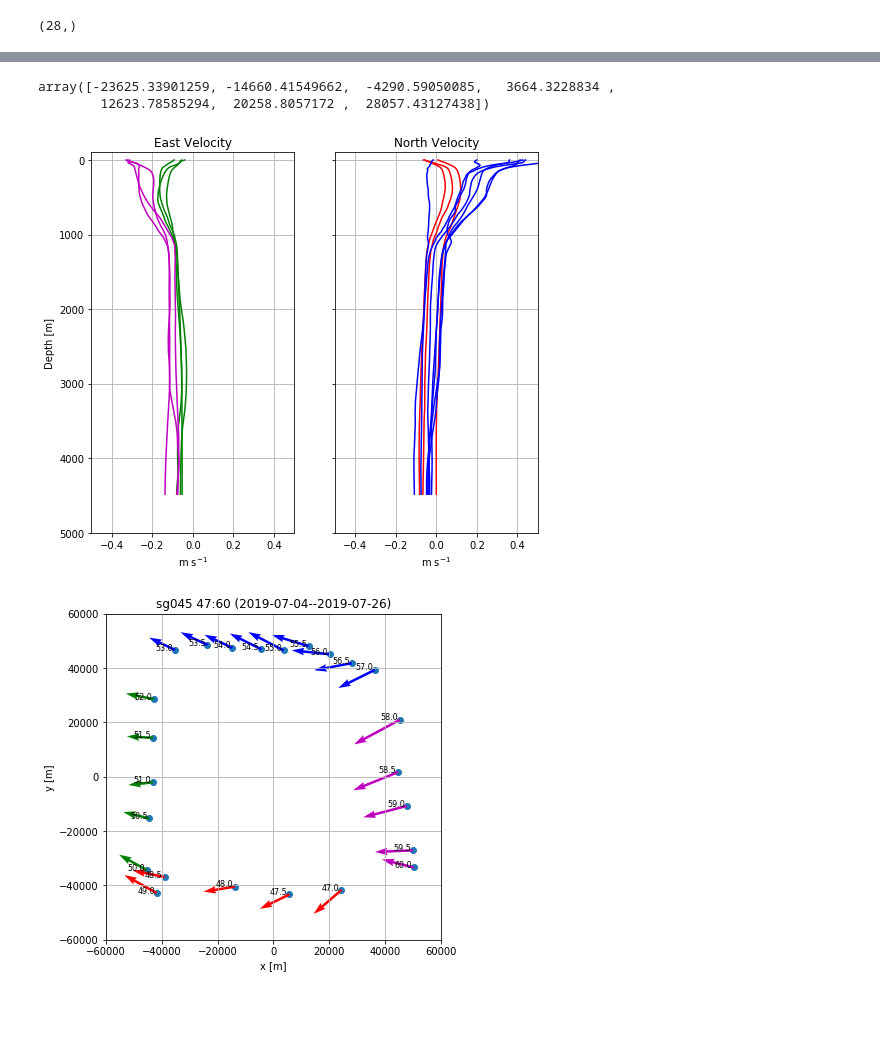
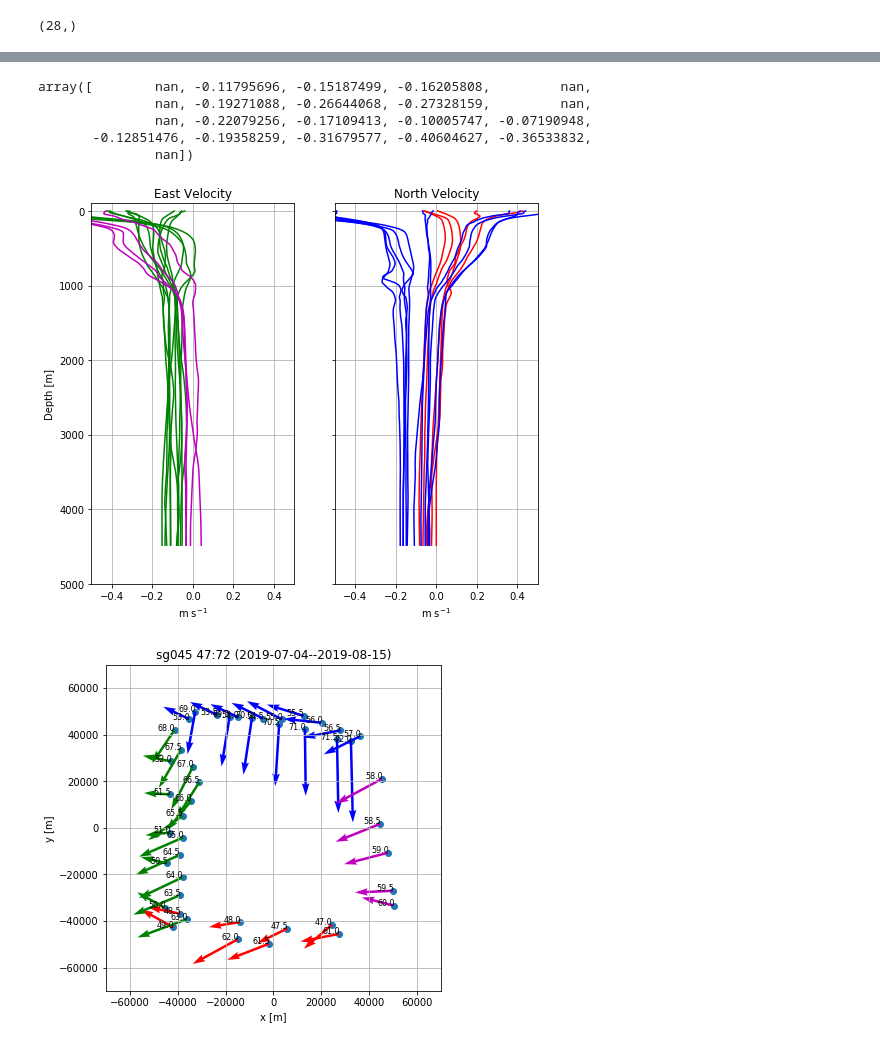
Before and after one commit to jakesteinberg/geostrophic_turbulence, a Jupyter notebook: bermuda_dg045_2019_initial_processing.ipynb, the cells around one changed output, grey strips where cells are left out. Saved outputs shown, nothing was run; the diff lists cells and outputs as text; code cells hidden in the pictures; blank space fills up the shorter version.

```diff
--- a/bermuda_dg045_2019_initial_processing.ipynb
+++ b/bermuda_dg045_2019_initial_processing.ipynb
@@ -39,7 +39,7 @@ eta_fit_depth_max = 3750  # 3900
 # ----------------------------------------------------------------------------------------------------------------------
 # ---- PROCESSING USING GLIDER PACKAGE
 gs = 47
-ge = 60
+ge = 72
 x = Glider(45, np.arange(gs, ge + 1), '/Users/jake/Documents/seaglider/dg045_bermuda_19/')
 
 box = np.array([[35.595, 65.5005], [36.405, 65.5005], [36.405, 64.4995], [35.595, 64.4995]])  # SW, NW, NE, SE (corners)
@@ -59,7 +59,7 @@ if profile_tags_0[-1] == ge + 0.5:
     last = len(profile_tags_0)
 else:
     last = np.where(profile_tags_0 > ge)[0][0]
-d_in = range(first, last + 1)
+d_in = range(first, last)
 profile_tags = profile_tags_0[d_in]
 neutral_density = dg_data['Neut_den'][0][0][0:limm, d_in]
 t = dg_data['Temp'][0][0][0:limm, d_in]
@@ -184,15 +184,16 @@ sigth_levels = np.concatenate(
 # sigth_levels = np.concatenate([np.aranger(32, 36.6, 0.2), np.arange(36.6, 36.8, 0.05), np.arange(36.8, 37.4, 0.02)])
 
 # --- SAVE so that we dont have to run transects every time
-savee = 1
+savee = 0
 if savee > 0:
+    partial = 0
     ds, dist, avg_ct_per_dep_0, avg_sa_per_dep_0, avg_sig0_per_dep_0, v_g, vbt, \
         isopycdep, isopycx, mwe_lon, mwe_lat, DACe_MW, DACn_MW, profile_tags_per, \
             shear, box_side, v_g_east, v_g_north = x.transect_cross_section_1(grid, neutral_density,
                                                                                ct, sa, lon, lat,
                                                                                dac_u, dac_v,
                                                                                profile_tags,
-                                                                               sigth_levels, bbi)
+                                                                               sigth_levels, partial, bbi)
     my_dict = {'ds': ds, 'dist': dist, 'avg_ct_per_dep_0': avg_ct_per_dep_0,
                'avg_sa_per_dep_0': avg_sa_per_dep_0, 'avg_sig0_per_dep_0': avg_sig0_per_dep_0, 'v_g': v_g, 'vbt': vbt,
                'isopycdep': isopycdep, 'isopycx': isopycx, 'mwe_lon': mwe_lon, 'mwe_lat': mwe_lat, 'DACe_MW': DACe_MW,
@@ -512,4 +488,20 @@ PE_all_tags = profile_tags.copy()
 #
 u = np.concatenate([-1.0 * dg_v_0[:, box_side_0[0,:] == 1], dg_v_0[:, box_side_0[0,:] == 3]], axis=1)
 v = np.concatenate([-1.0 * dg_v_0[:, box_side_0[0,:] == 0], dg_v_0[:, box_side_0[0,:] == 2]], axis=1)
+u_prof = np.concatenate([dg_v_dive_no_0[box_side_0[0,:] == 1], dg_v_dive_no_0[box_side_0[0,:] == 3]])
+v_prof = np.concatenate([dg_v_dive_no_0[box_side_0[0,:] == 0], dg_v_dive_no_0[box_side_0[0,:] == 2]])
+dace_u_side = np.concatenate([dace_mw_0[box_side_0[0, :] == 1], dace_mw_0[box_side_0[0, :] == 3]])
+dacn_u_side = np.concatenate([dacn_mw_0[box_side_0[0, :] == 1], dacn_mw_0[box_side_0[0, :] == 3]])
+dace_v_side = np.concatenate([dace_mw_0[box_side_0[0, :] == 0], dace_mw_0[box_side_0[0, :] == 2]])
+dacn_v_side = np.concatenate([dace_mw_0[box_side_0[0, :] == 0], dace_mw_0[box_side_0[0, :] == 2]])
+time_order = np.argsort(u_prof)
+u_prof = u_prof[time_order]
+u = u[:, time_order]
+dace_u_side = dace_u_side[time_order]
+dacn_u_side = dacn_u_side[time_order]
+time_order = np.argsort(v_prof)
+v_prof = v_prof[time_order]
+v = v[:, time_order]
+dace_v_side = dace_v_side[time_order]
+dacn_v_side = dacn_v_side[time_order]
 # %%
@@ -583,8 +575,11 @@ plot_pro(ax)
-# %%
-xx_2
-# %% [output]
-array([-23625.33901259, -14660.41549662,  -4290.59050085,   3664.3228834 ,
-        12623.78585294,  20258.8057172 ,  28057.43127438])
+# %%
+u[50,:]
+# %% [output]
+array([        nan, -0.11795696, -0.15187499, -0.16205808,         nan,
+               nan, -0.19271088, -0.26644068, -0.27328159,         nan,
+               nan, -0.22079256, -0.17109413, -0.10005747, -0.07190948,
+       -0.12851476, -0.19358259, -0.31679577, -0.40604627, -0.36533832,
+               nan])
 # %%
 matplotlib.rcParams['figure.figsize'] = (8,7)
 f, (ax1, ax2) = plt.subplots(1, 2, sharey=True)
@@ -601,39 +596,39 @@ ax1.set_ylabel('Depth [m]')
 ax1.grid()
 for i in range(np.shape(v)[1]):
     if i < np.nansum(box_side_0[0,:] == 0):
         ax2.plot(v[:, i], grid, color='r')
     else:
         ax2.plot(v[:, i], grid, color='b')
 ax2.set_xlim([-.5, .5])
 ax2.set_title('North Velocity')
 ax2.set_xlabel('m s$^{-1}$')
 ax2.invert_yaxis()
 plot_pro(ax2)
-# f.savefig("/Users/jake/Documents/baroclinic_modes/Meetings/meeting_19_08_15/sg045_b1_uv.jpg", dpi=300)
+f.savefig("/Users/jake/Documents/baroclinic_modes/Meetings/meeting_19_09_04/sg045_uv.jpg", dpi=300)
 
 matplotlib.rcParams['figure.figsize'] = (6,6)
 f, ax3 = plt.subplots()
 ax3.scatter(x, y)
 for j in range(len(dg_v_dive_no_0)):
     ax3.text(x[j] - 7000, y[j], str(dg_v_dive_no_0[j]), fontsize=8)
 ax3.quiver(x[box_side_0[0,:] == 0], y[box_side_0[0,:] == 0],
           dace_mw_0[box_side_0[0,:] == 0], dacn_mw_0[box_side_0[0,:] == 0], color='r', scale=1)
 ax3.quiver(x[box_side_0[0,:] == 2], y[box_side_0[0,:] == 2],
           dace_mw_0[box_side_0[0,:] == 2], dacn_mw_0[box_side_0[0,:] == 2], color='b', scale=1)
 ax3.quiver(x[box_side_0[0,:] == 1], y[box_side_0[0,:] == 1],
           dace_mw_0[box_side_0[0,:] == 1], dacn_mw_0[box_side_0[0,:] == 1], color='g', scale=1)
 ax3.quiver(x[box_side_0[0,:] == 3], y[box_side_0[0,:] == 3],
           dace_mw_0[box_side_0[0,:] == 3], dacn_mw_0[box_side_0[0,:] == 3], color='m', scale=1)
-ax3.set_xlim([-60000, 60000])
-ax3.set_ylim([-60000, 60000])
+ax3.set_xlim([-70000, 70000])
+ax3.set_ylim([-70000, 70000])
 ax3.set_xlabel('x [m]')
 ax3.set_ylabel('y [m]')
 ax3.set_title('sg045 ' + str(gs) + ':' + str(ge) + ' (' + str(t_s) + '--' + str(t_e) + ')')
 plot_pro(ax3)
-# f.savefig("/Users/jake/Documents/baroclinic_modes/Meetings/meeting_19_08_15/sg045_b1_dac.jpg", dpi=300)
+f.savefig("/Users/jake/Documents/baroclinic_modes/Meetings/meeting_19_09_04/sg045_dac.jpg", dpi=300)
 # %% [output]
-[figure, old version]
+[figure, new version]
-[figure, old version]
+[figure, new version]
 # %%
 matplotlib.rcParams['figure.figsize'] = (6, 8)
 f, ax = plt.subplots()
```
Also changed, not shown: parts of 10 cells of this notebook, 3 other files.
